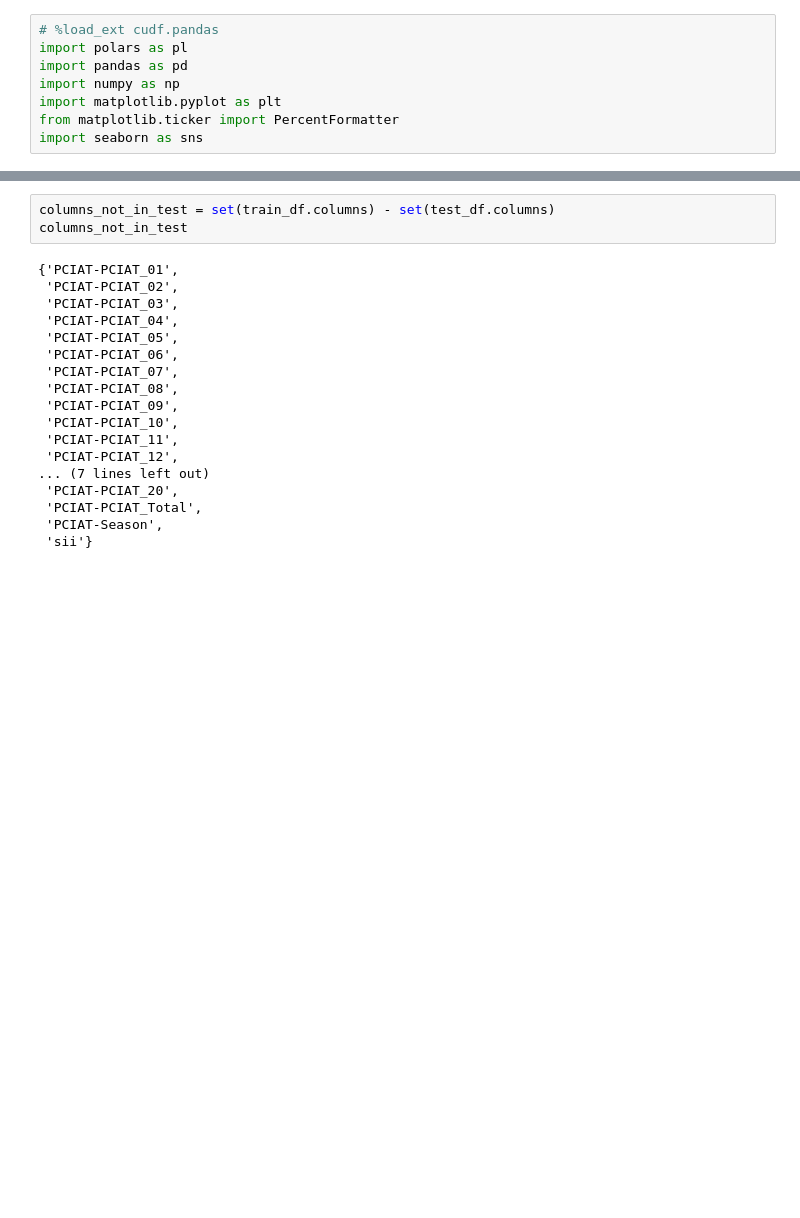
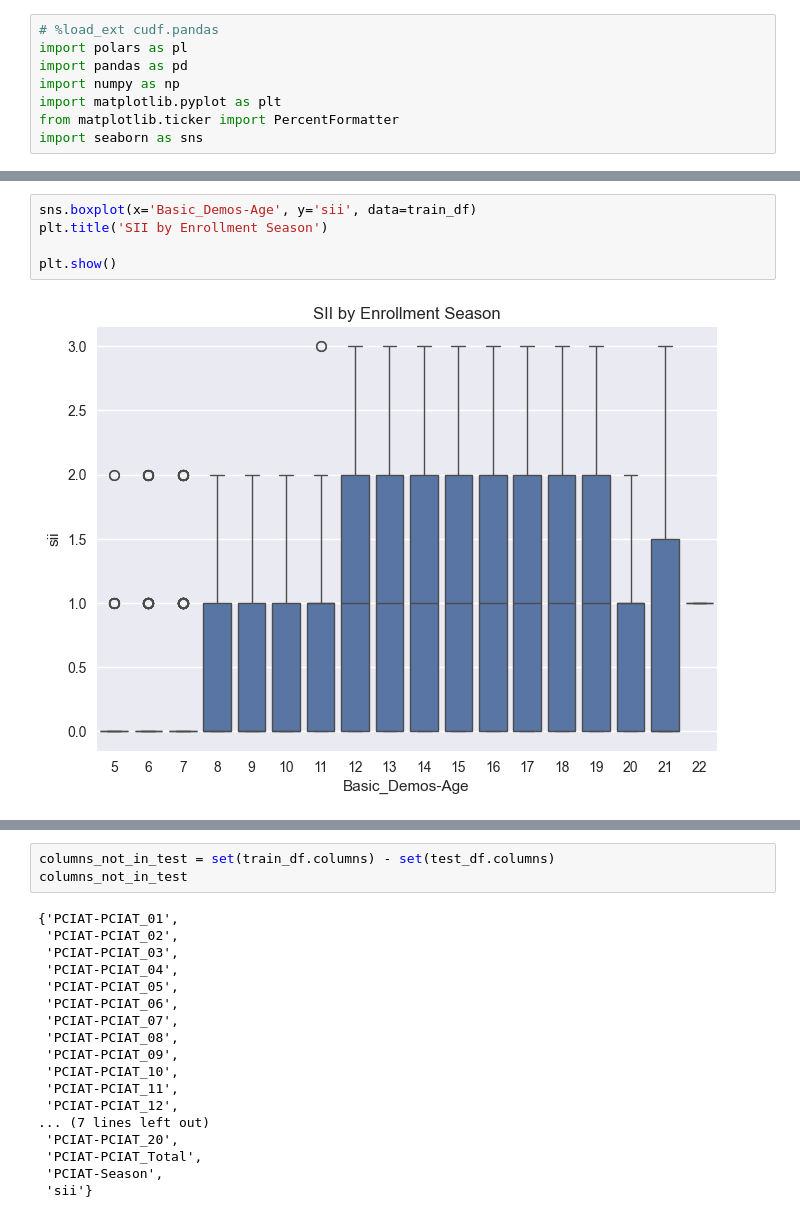
Before and after one commit to crmueller100/child-mind-institute-problematic-internet-use, a Jupyter notebook: predict_severity_impairment_index.ipynb, the cells around one changed output, grey strips where cells are left out. Saved outputs shown, nothing was run; the diff lists cells and outputs as text; blank space fills up the shorter version.

```diff
--- a/predict_severity_impairment_index.ipynb
+++ b/predict_severity_impairment_index.ipynb
@@ -17,0 +61,7 @@ target_labels = ['None','Mild','Moderate','Severe']
+# %%
+sns.boxplot(x='Basic_Demos-Age', y='sii', data=train_df)
+plt.title('SII by Enrollment Season')
+
+plt.show()
+# %% [output]
+[figure, added]
```
Also changed, not shown: parts of 16 cells of this notebook.
